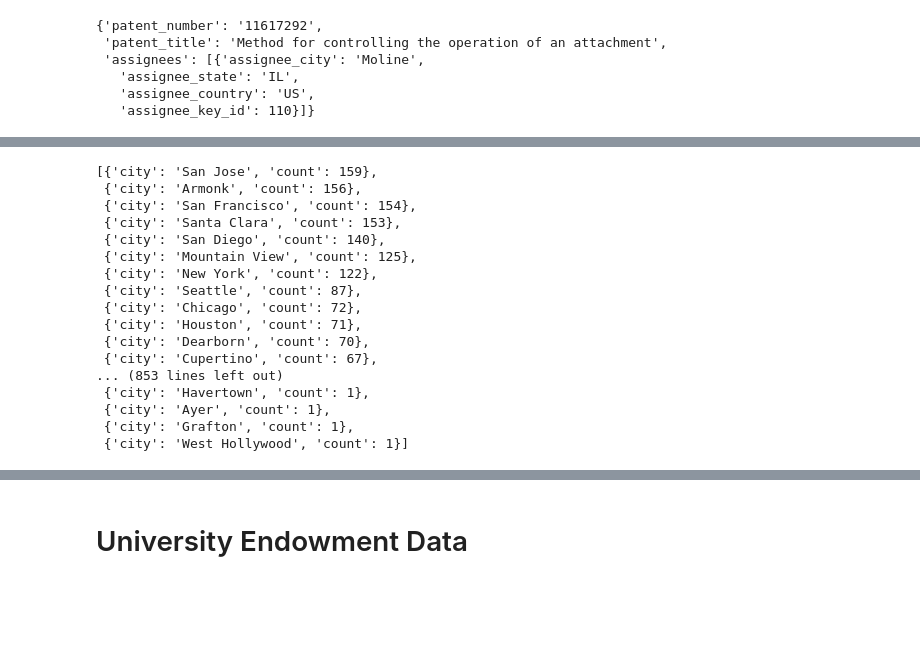
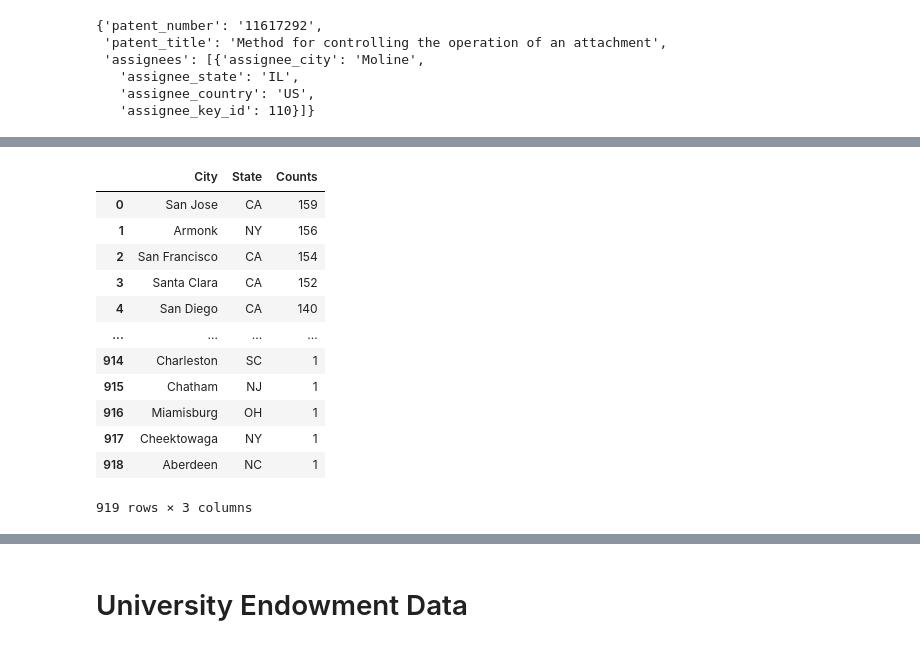
Before and after one commit to mayaniyogi/as.180.369, a Jupyter notebook: contrib/mayaniyogi/Working_notebook.ipynb, the cells around one changed output, grey strips where cells are left out. Saved outputs shown, nothing was run; the diff lists cells and outputs as text; code cells hidden in the pictures; blank space fills up the shorter version.

```diff
--- a/contrib/mayaniyogi/Working_notebook.ipynb
+++ b/contrib/mayaniyogi/Working_notebook.ipynb
@@ -110,20 +103,3 @@ city_count_list= city_count_list.to_dict(orient= 'records')
-# %%
-city_count_list
-# %% [output]
-[{'city': 'San Jose', 'count': 159},
- {'city': 'Armonk', 'count': 156},
- {'city': 'San Francisco', 'count': 154},
- {'city': 'Santa Clara', 'count': 153},
- {'city': 'San Diego', 'count': 140},
- {'city': 'Mountain View', 'count': 125},
- {'city': 'New York', 'count': 122},
- {'city': 'Seattle', 'count': 87},
- {'city': 'Chicago', 'count': 72},
- {'city': 'Houston', 'count': 71},
- {'city': 'Dearborn', 'count': 70},
- {'city': 'Cupertino', 'count': 67},
-... (853 lines left out)
- {'city': 'Havertown', 'count': 1},
- {'city': 'Ayer', 'count': 1},
- {'city': 'Grafton', 'count': 1},
- {'city': 'West Hollywood', 'count': 1}]
+# %%
+# Group by city and state, count occurrences
+df_counts = df.groupby(["assignee_city", "assignee_state"]).size().reset_index(name="Counts")
@@ -129,0 +109,18 @@ city_count_list
+# %%
+df_counts_sorted= df_counts.sort_values(by="Counts", ascending=False)
+df_counts_sorted.reset_index(drop= True, inplace= True)
+df_counts_sorted
+# %% [output]
+|  | City | State | Counts |
+| 0 | San Jose | CA | 159 |
+| 1 | Armonk | NY | 156 |
+| 2 | San Francisco | CA | 154 |
+| 3 | Santa Clara | CA | 152 |
+| 4 | San Diego | CA | 140 |
+| ... | ... | ... | ... |
+| 914 | Charleston | SC | 1 |
+| 915 | Chatham | NJ | 1 |
+| 916 | Miamisburg | OH | 1 |
+| 917 | Cheektowaga | NY | 1 |
+| 918 | Aberdeen | NC | 1 |
+919 rows × 3 columns
```
Also changed, not shown: parts of 20 cells of this notebook, 3 other files.
